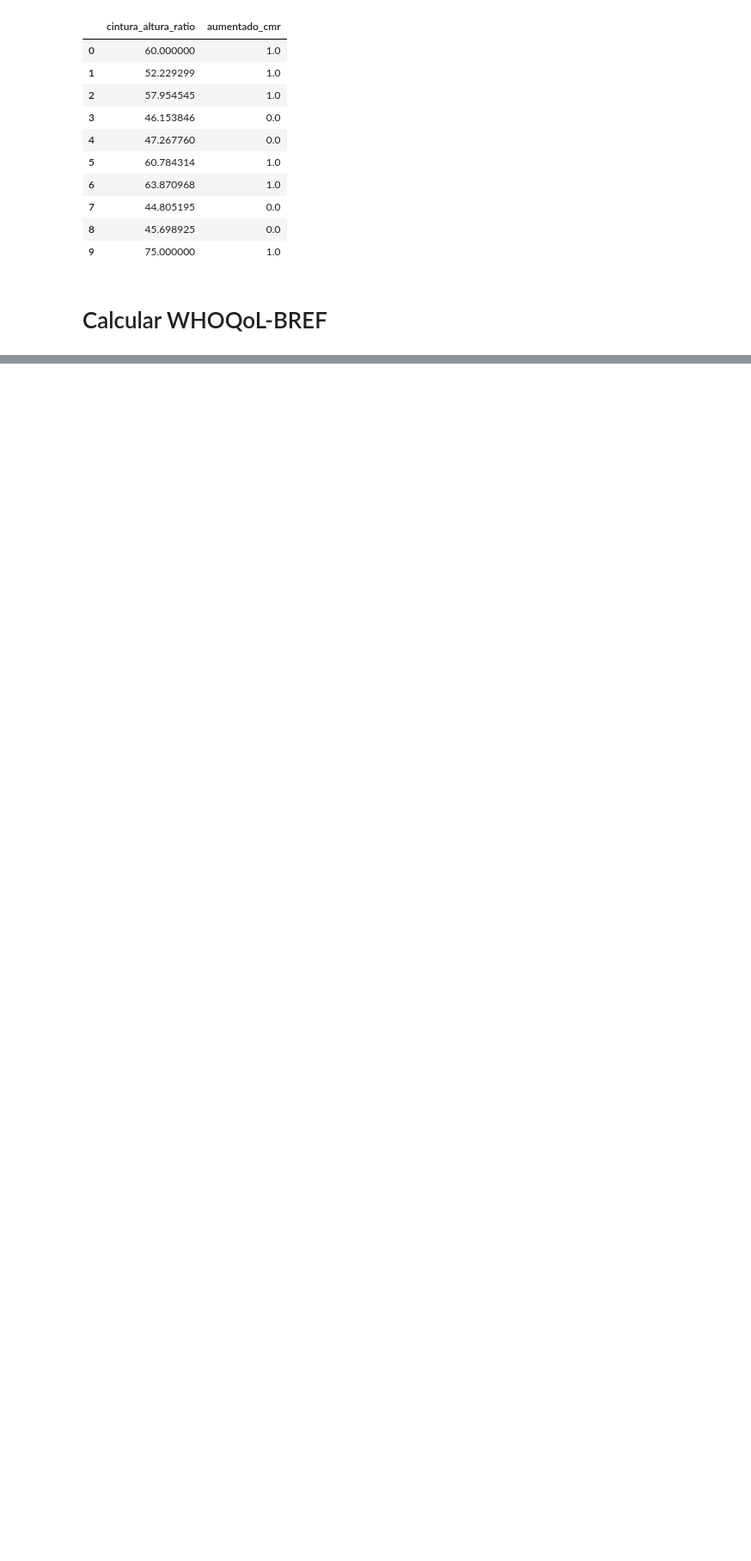
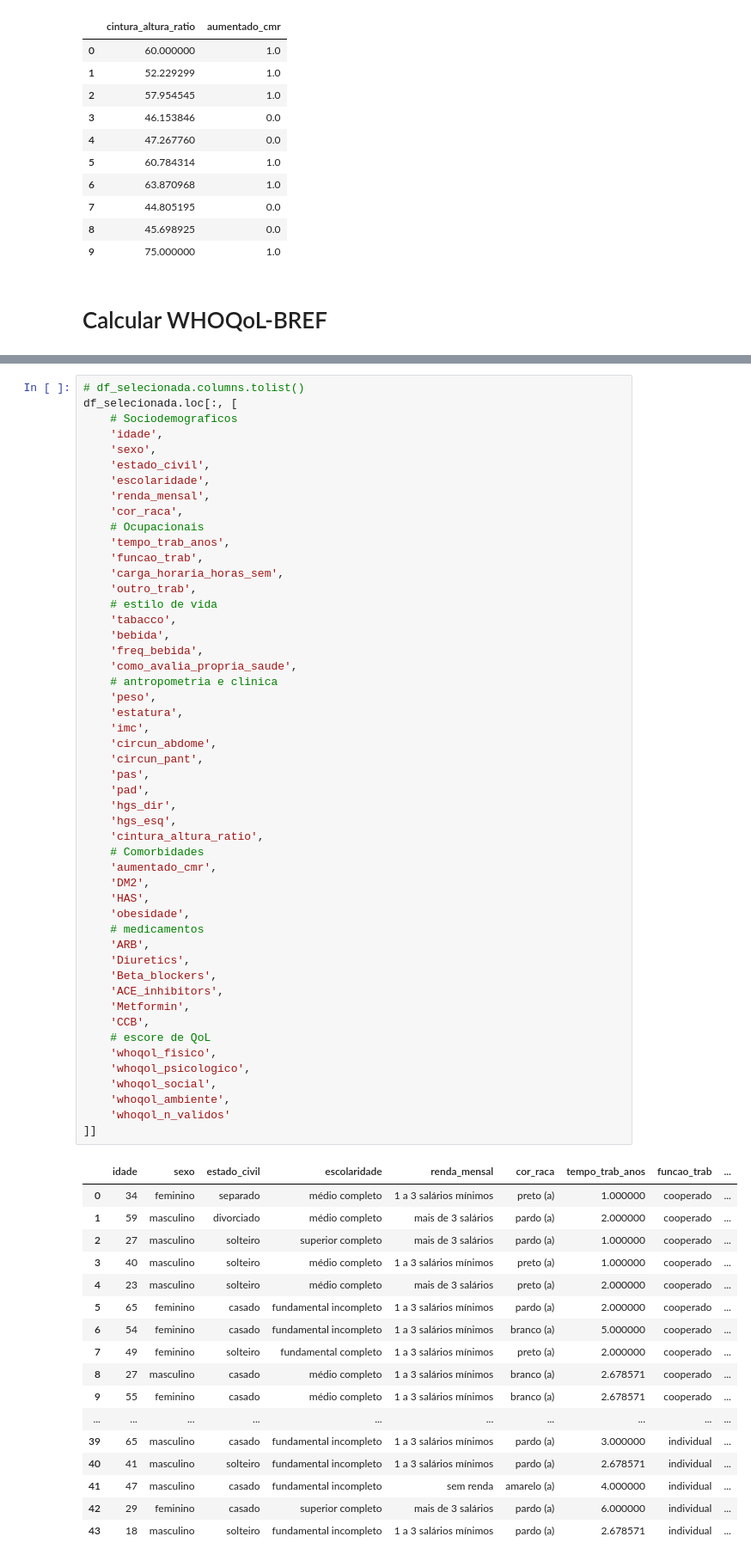
Before and after one commit to saulosgil/health_outcomes_workers, a Jupyter notebook: data_prep.ipynb, the cells around one changed output, grey strips where cells are left out. Shown at 86% size. Saved outputs shown, nothing was run; the diff lists cells and outputs as text; blank space fills up the shorter version.

```diff
--- a/data_prep.ipynb
+++ b/data_prep.ipynb
@@ -352,0 +399,68 @@ df_selecionada[['cintura_altura_ratio', 'aumentado_cmr']].head(10)
+# %%
+# df_selecionada.columns.tolist()
+df_selecionada.loc[:, [
+    # Sociodemograficos
+    'idade',
+    'sexo',
+    'estado_civil',
+    'escolaridade',
+    'renda_mensal',
+    'cor_raca',
+    # Ocupacionais
+    'tempo_trab_anos',
+    'funcao_trab',
+    'carga_horaria_horas_sem',
+    'outro_trab',
+    # estilo de vida
+    'tabacco',
+    'bebida',
+    'freq_bebida',
+    'como_avalia_propria_saude',
+    # antropometria e clinica
+    'peso',
+    'estatura',
+    'imc',
+    'circun_abdome',
+    'circun_pant',
+    'pas',
+    'pad',
+    'hgs_dir',
+    'hgs_esq',
+    'cintura_altura_ratio',
+    # Comorbidades
+    'aumentado_cmr',
+    'DM2',
+    'HAS',
+    'obesidade',
+    # medicamentos
+    'ARB',
+    'Diuretics',
+    'Beta_blockers',
+    'ACE_inhibitors',
+    'Metformin',
+    'CCB',
+    # escore de QoL
+    'whoqol_fisico',
+    'whoqol_psicologico',
+    'whoqol_social',
+    'whoqol_ambiente',
+    'whoqol_n_validos'
+]]
+# %% [output]
+|  | idade | sexo | estado_civil | escolaridade | renda_mensal | cor_raca | tempo_trab_anos | funcao_trab | ... |
+| 0 | 34 | feminino | separado | médio completo | 1 a 3 salários mínimos | preto (a) | 1.000000 | cooperado | ... |
+| 1 | 59 | masculino | divorciado | médio completo | mais de 3 salários | pardo (a) | 2.000000 | cooperado | ... |
+| 2 | 27 | masculino | solteiro | superior completo | mais de 3 salários | pardo (a) | 1.000000 | cooperado | ... |
+| 3 | 40 | masculino | solteiro | médio completo | 1 a 3 salários mínimos | preto (a) | 1.000000 | cooperado | ... |
+| 4 | 23 | masculino | solteiro | médio completo | mais de 3 salários | preto (a) | 2.000000 | cooperado | ... |
+| 5 | 65 | feminino | casado | fundamental incompleto | 1 a 3 salários mínimos | pardo (a) | 2.000000 | cooperado | ... |
+| 6 | 54 | feminino | casado | fundamental incompleto | 1 a 3 salários mínimos | branco (a) | 5.000000 | cooperado | ... |
+| 7 | 49 | feminino | solteiro | fundamental completo | 1 a 3 salários mínimos | preto (a) | 2.000000 | cooperado | ... |
+| 8 | 27 | masculino | casado | médio completo | 1 a 3 salários mínimos | branco (a) | 2.678571 | cooperado | ... |
+| 9 | 55 | feminino | casado | médio completo | 1 a 3 salários mínimos | branco (a) | 2.678571 | cooperado | ... |
+| ... | ... | ... | ... | ... | ... | ... | ... | ... | ... |
+| 39 | 65 | masculino | casado | fundamental incompleto | 1 a 3 salários mínimos | pardo (a) | 3.000000 | individual | ... |
+| 40 | 41 | masculino | solteiro | fundamental incompleto | 1 a 3 salários mínimos | pardo (a) | 2.678571 | individual | ... |
+| 41 | 47 | masculino | casado | fundamental incompleto | sem renda | amarelo (a) | 4.000000 | individual | ... |
+| 42 | 29 | feminino | casado | superior completo | mais de 3 salários | pardo (a) | 6.000000 | individual | ... |
+| 43 | 18 | masculino | solteiro | fundamental incompleto | 1 a 3 salários mínimos | pardo (a) | 2.678571 | individual | ... |
```
Also changed, not shown: parts of 6 cells of this notebook, 1 other file.
